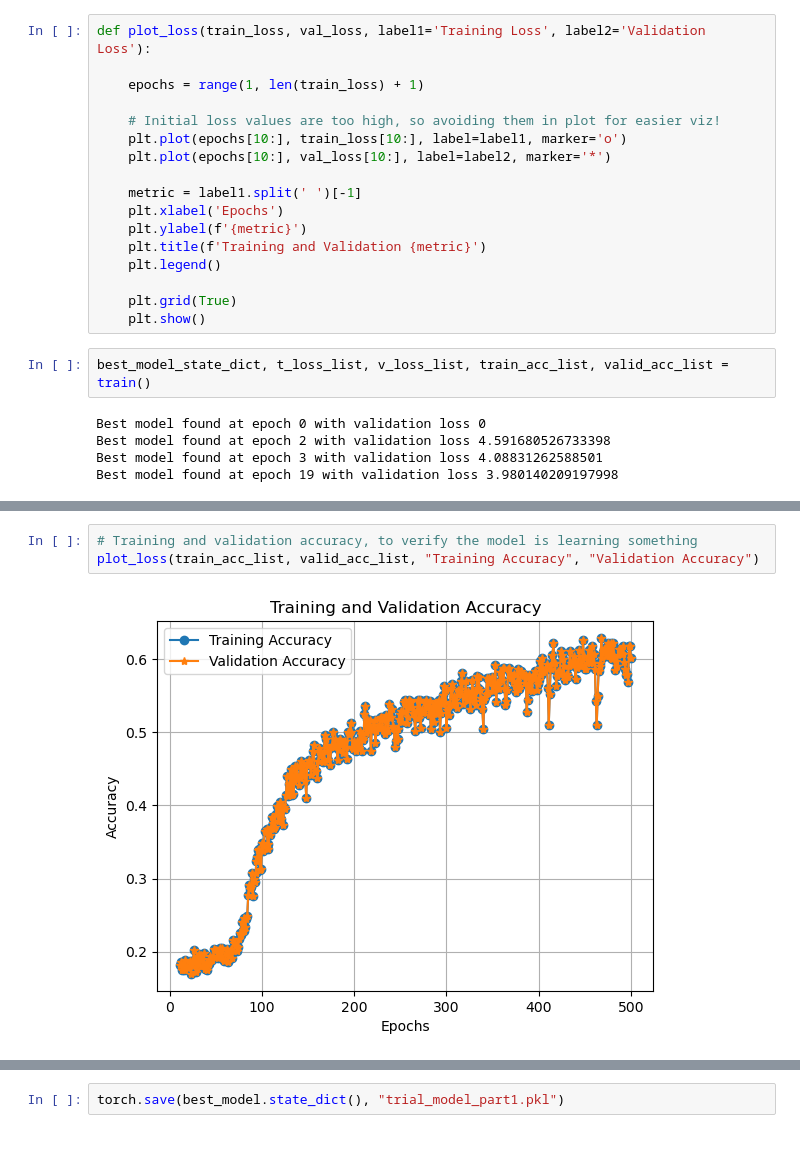
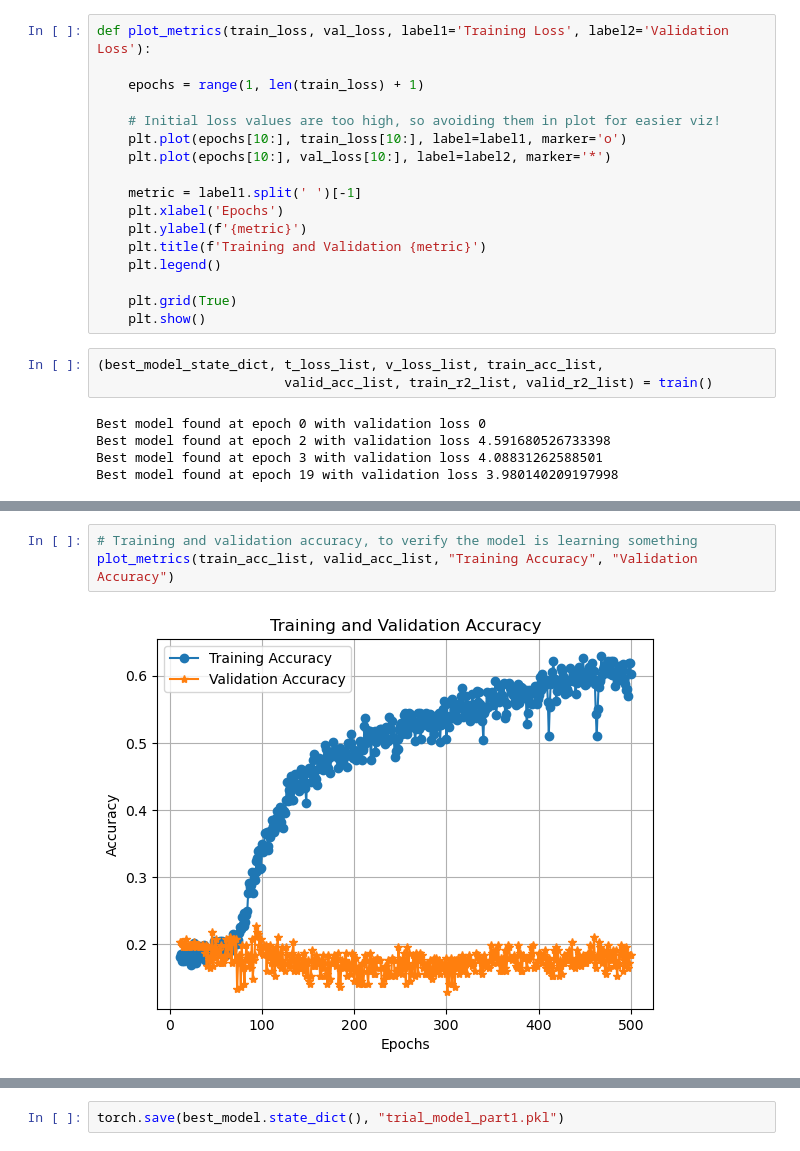
Before and after one commit to NamburiSrinath/AutonomizeAI_Assessment, a Jupyter notebook: CpG_Detector.ipynb, the cells around one changed output, grey strips where cells are left out. Drawn from its saved outputs; the diff is of its cells as text.

Commit message:
Idea1 E2E code done, metrics not ideal

```diff
--- a/CpG_Detector.ipynb
+++ b/CpG_Detector.ipynb
@@ -387,5 +394,5 @@ def train():
 # %%
-def plot_loss(train_loss, val_loss, label1='Training Loss', label2='Validation Loss'):
+def plot_metrics(train_loss, val_loss, label1='Training Loss', label2='Validation Loss'):
 
     epochs = range(1, len(train_loss) + 1)
 
@@ -402,7 +409,8 @@ def plot_loss(train_loss, val_loss, label1='Training Loss', label2='Validation L
     plt.grid(True)
     plt.show()
 # %%
-best_model_state_dict, t_loss_list, v_loss_list, train_acc_list, valid_acc_list = train()
+(best_model_state_dict, t_loss_list, v_loss_list, train_acc_list,
+                        valid_acc_list, train_r2_list, valid_r2_list) = train()
 # %% [output]
 Best model found at epoch 0 with validation loss 0
 Best model found at epoch 2 with validation loss 4.591680526733398
@@ -415,8 +428,8 @@ plot_loss(t_loss_list, v_loss_list)
 # %%
 # Training and validation accuracy, to verify the model is learning something
-plot_loss(train_acc_list, valid_acc_list, "Training Accuracy", "Validation Accuracy")
+plot_metrics(train_acc_list, valid_acc_list, "Training Accuracy", "Validation Accuracy")
 # %% [output]
-[figure, old version]
+[figure, new version]
 # %%
 best_model = CpGPredictor()
 best_model.load_state_dict(best_model_state_dict)
```
Also changed, not shown: parts of 29 cells of this notebook.
